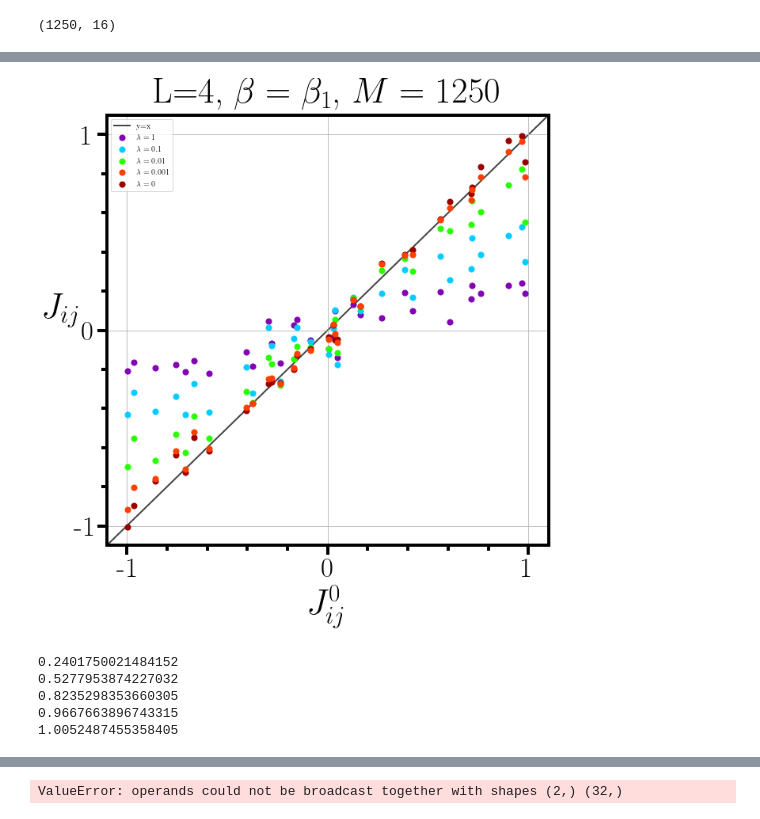
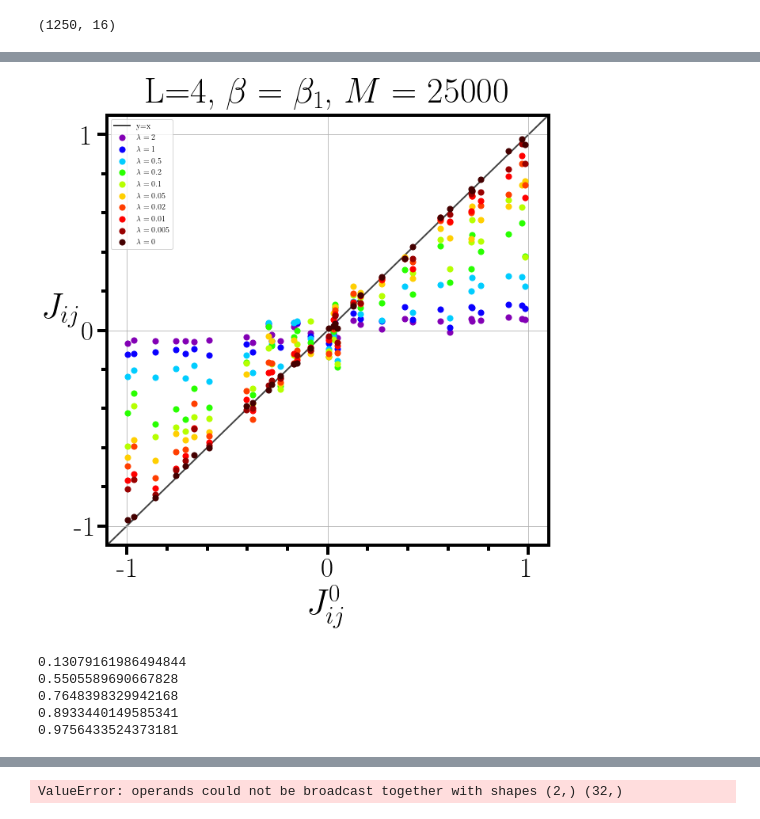
Before and after one commit to pedemonte96/TFG_physics_2019, a Jupyter notebook: gradient_descent/square_bonds_L4_T1_S1_gradient_descent.ipynb, the cells around one changed output, grey strips where cells are left out. Saved outputs shown, nothing was run; the diff lists cells and outputs as text; code cells hidden in the pictures.

```diff
--- a/gradient_descent/square_bonds_L4_T1_S1_gradient_descent.ipynb
+++ b/gradient_descent/square_bonds_L4_T1_S1_gradient_descent.ipynb
@@ -19,7 +19,7 @@ def string_to_spin(string):
     :param string: String: original string.
     :return: np.array: Spins.
     """
-    return (np.array(list(map(int, list(string)))) * 2 - 1)
+    return np.array([-1 if a == '0' else 1 for a in string])
 
 def read_configurations(name, n):
     """
@@ -311,14 +371,16 @@ print(sample1.shape)
 (1250, 16)
 # %%
 """
-print(pseudolikelihood_gradient_descent_penalty(j1, sample1, f_nbrs(n), temp=t1))
+classes_p = class_matrix(sample1)
+classes_j = class_matrix_jacobian(sample1)
+print(pseudolikelihood_gradient_descent_penalty(j1, sample1, f_nbrs(n), classes_p, temp=t1))
 n = 16
 max_i = 10
 for i in range(max_i):
     j = np.random.uniform(-1, 1, size=(n,2))
-    jaco = jacobian_pseudo_penalty(j, sample1, f_nbrs(n), temp=0.5)
+    jaco = jacobian_pseudo_penalty(j, sample1, f_nbrs(n), classes_j, temp=t1)
     #print(jaco)
 
-    print(pseudolikelihood_gradient_descent_penalty(j, sample1, f_nbrs(n), temp=t1) - pseudolikelihood_gradient_descent_penalty(j - 0.1*jaco, sample1, f_nbrs(n), temp=t1))
+    print(pseudolikelihood_gradient_descent_penalty(j, sample1, f_nbrs(n), classes_p, temp=t1) - pseudolikelihood_gradient_descent_penalty(j - 0.1*jaco, sample1, f_nbrs(n), classes_p, temp=t1))
 """
 # %% [output]
@@ -325,0 +388,3 @@ for i in range(max_i):
+# %%
+classes_p = class_matrix(spins)
+classes_j = class_matrix_jacobian(spins)
@@ -364,4 +436,0 @@ result10 = gradient_descent(lambda j: pseudolikelihood_gradient_descent_penalty(
-# %%
-result6 = gradient_descent(lambda j: pseudolikelihood_gradient_descent_penalty(j, sample1, nbrs=nbrs, temp=t1, penalty=0.01),
-                          lambda j: jacobian_pseudo_penalty(j, sample1, nbrs=nbrs, temp=t1, penalty=0.01),
-                          np.random.uniform(-1, 1, size=(n,2)), j1, max_iter=max_iterations)
@@ -374,17 +441,23 @@ colors_sp = ['#8300b5', '#0a00ff', '#00cdff', '#28ff00', '#b6ff00', '#ffcf00', '
 plt.figure(figsize = (10, 10))
 mk_size=50
 ax = plt.axes()
-plt.title(r'L=4, $\beta=\beta_1$, $M=1250$', fontsize=45, y=1.005)
+plt.title(r'L=4, $\beta=\beta_1$, $M=25000$', fontsize=45, y=1.005)
 plt.xlabel(r'$J^{0}_{ij}$', rotation=0, fontsize=45)
 plt.ylabel(r'$J_{ij}$', rotation=0, fontsize=45)
 ax.xaxis.set_label_coords(0.5, -0.1)
 ax.yaxis.set_label_coords(-0.1, 0.5)
 plt.plot((-1.1, 1.1), (-1.1,1.1), color='#444444', label=r'y=x', zorder=1, linewidth=2, alpha=1)
-plt.scatter(flat_matrix(j1), flat_matrix(result2[0]), color=colors_sp[0], label=r'$\lambda = 1$', zorder=2, marker="o", s=mk_size)
-plt.scatter(flat_matrix(j1), flat_matrix(result4[0]), color=colors_sp[2], label=r'$\lambda = 0.1$', zorder=3, marker="o", s=mk_size)
-plt.scatter(flat_matrix(j1), flat_matrix(result6[0]), color=colors_sp[3], label=r'$\lambda = 0.01$', zorder=4, marker="o", s=mk_size)
-plt.scatter(flat_matrix(j1), flat_matrix(result8[0]), color=colors_sp[6], label=r'$\lambda = 0.001$', zorder=6, marker="o", s=mk_size)
-plt.scatter(flat_matrix(j1), flat_matrix(result10[0]), color=colors_sp[8], label=r'$\lambda = 0$', zorder=5, marker="o", s=mk_size)
+plt.scatter(flat_matrix(j1), flat_matrix(result1[0]), color=colors_sp[0], label=r'$\lambda = 2$', zorder=2, marker="o", s=mk_size)
+plt.scatter(flat_matrix(j1), flat_matrix(result2[0]), color=colors_sp[1], label=r'$\lambda = 1$', zorder=3, marker="o", s=mk_size)
+plt.scatter(flat_matrix(j1), flat_matrix(result3[0]), color=colors_sp[2], label=r'$\lambda = 0.5$', zorder=4, marker="o", s=mk_size)
+plt.scatter(flat_matrix(j1), flat_matrix(result4[0]), color=colors_sp[3], label=r'$\lambda = 0.2$', zorder=5, marker="o", s=mk_size)
+plt.scatter(flat_matrix(j1), flat_matrix(result5[0]), color=colors_sp[4], label=r'$\lambda = 0.1$', zorder=6, marker="o", s=mk_size)
+plt.scatter(flat_matrix(j1), flat_matrix(result6[0]), color=colors_sp[5], label=r'$\lambda = 0.05$', zorder=7, marker="o", s=mk_size)
+plt.scatter(flat_matrix(j1), flat_matrix(result7[0]), color=colors_sp[6], label=r'$\lambda = 0.02$', zorder=8, marker="o", s=mk_size)
+plt.scatter(flat_matrix(j1), flat_matrix(result8[0]), color=colors_sp[7], label=r'$\lambda = 0.01$', zorder=9, marker="o", s=mk_size)
+plt.scatter(flat_matrix(j1), flat_matrix(result9[0]), color=colors_sp[8], label=r'$\lambda = 0.005$', zorder=10, marker="o", s=mk_size)
+plt.scatter(flat_matrix(j1), flat_matrix(result10[0]), color=colors_sp[9], label=r'$\lambda = 0$', zorder=11, marker="o", s=mk_size)
+
 
 plt.ylim(-1.1, 1.1)
 plt.xlim(-1.1, 1.1)
@@ -392,37 +465,37 @@ plt.xlim(-1.1, 1.1)
 # Make a plot with major ticks that are multiples of 20 and minor ticks that
 # are multiples of 5.  Label major ticks with '%d' formatting but don't label
 # minor ticks.
 ax.xaxis.set_major_locator(MultipleLocator(1))
 ax.xaxis.set_major_formatter(FormatStrFormatter('%d'))
 # For the minor ticks, use no labels; default NullFormatter.
 ax.xaxis.set_minor_locator(MultipleLocator(0.2))
 # Make a plot with major ticks that are multiples of 20 and minor ticks that
 # are multiples of 5.  Label major ticks with '%d' formatting but don't label
 # minor ticks.
 ax.yaxis.set_major_locator(MultipleLocator(1))
 ax.yaxis.set_major_formatter(FormatStrFormatter('%d'))
 # For the minor ticks, use no labels; default NullFormatter.
 ax.yaxis.set_minor_locator(MultipleLocator(0.2))
 plt.xticks(fontsize=35)
 plt.yticks(fontsize=35)
 ax.tick_params(which='both', width=4)
 ax.tick_params(which='major', length=12)
 ax.tick_params(which='minor', length=7)
 for axis in ['top','bottom','left','right']:
     ax.spines[axis].set_linewidth(4)
 plt.grid()
 plt.legend()
-plt.savefig('scatter_plots_penalty.png', bbox_inches = 'tight')
+plt.savefig('scatter_plots_penalty2.png', bbox_inches = 'tight')
 plt.show()
 print(np.max(np.abs(result2[0])))
 print(np.max(np.abs(result4[0])))
 print(np.max(np.abs(result6[0])))
 print(np.max(np.abs(result8[0])))
 print(np.max(np.abs(result10[0])))
 # %% [output]
-[figure, old version]
+[figure, new version]
-0.2401750021484152
-0.5277953874227032
-0.8235298353660305
-0.9667663896743315
-1.0052487455358405
+0.13079161986494844
+0.5505589690667828
+0.7648398329942168
+0.8933440149585341
+0.9756433524373181
```
Also changed, not shown: parts of 17 cells of this notebook, 6 other files.
